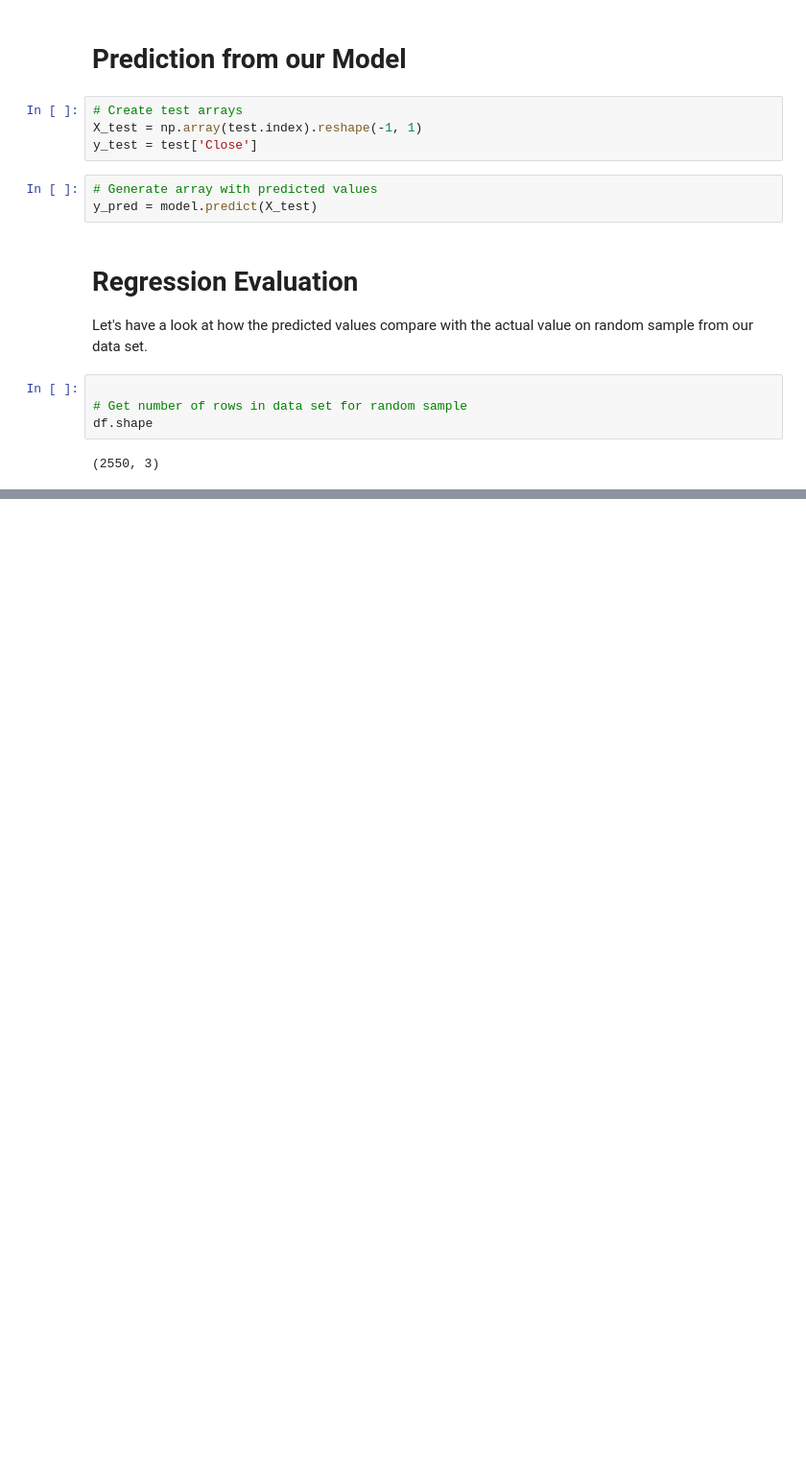
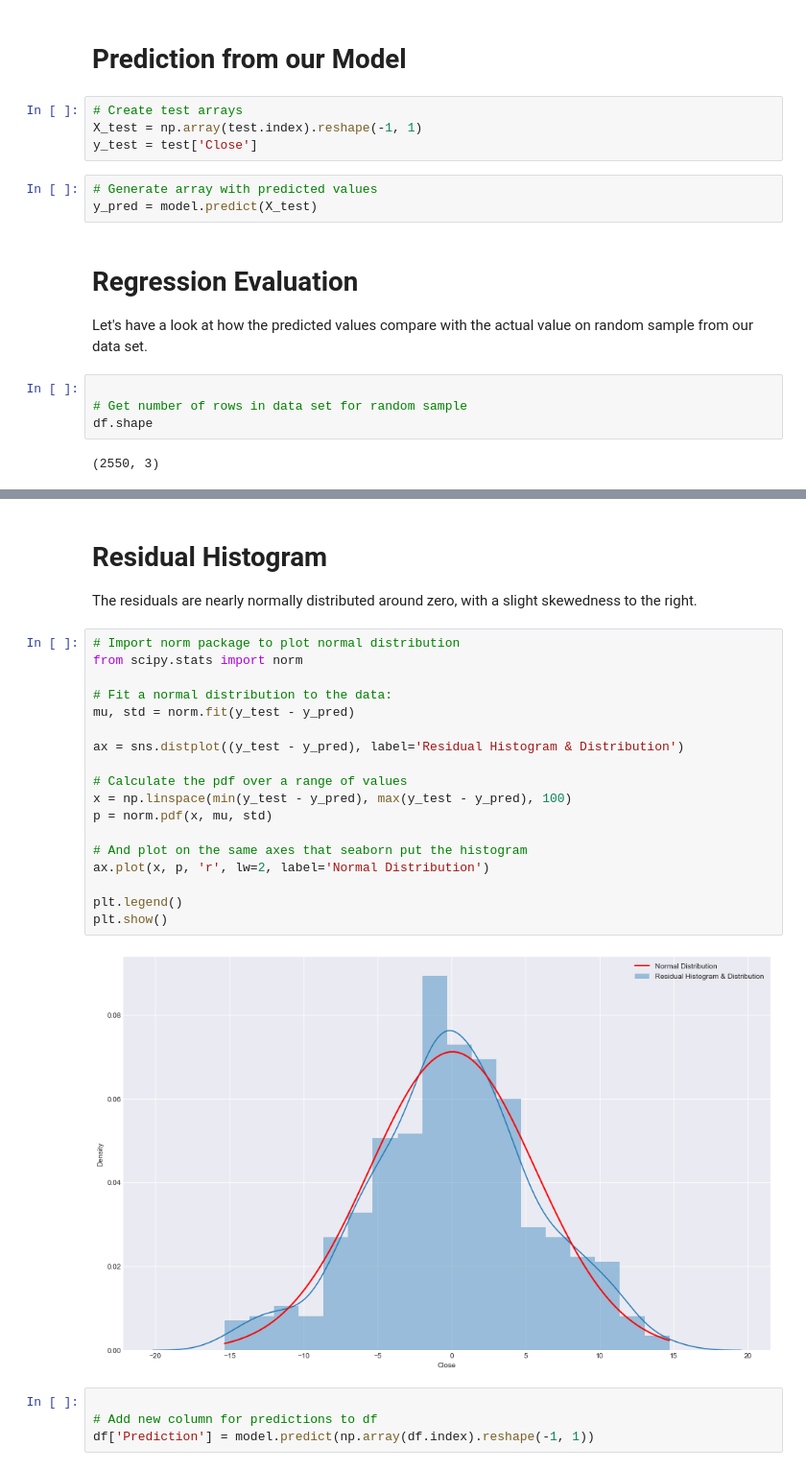
Before and after one commit to Koshaliya/Stock-Prediction-with-linear-regression, a Jupyter notebook: Predicting stocks with linear regression.ipynb, the cells around one changed output, grey strips where cells are left out. Shown: that part at 96% size. Drawn from its saved outputs; the diff is of its cells as text; blank space fills up the shorter version.

```diff
--- a/Predicting stocks with linear regression.ipynb
+++ b/Predicting stocks with linear regression.ipynb
@@ -279,0 +326,27 @@ KeyError: "['Prediction'] not in index"
+# %% [markdown]
+# Residual Histogram
+The residuals are nearly normally distributed around zero, with a slight skewedness to the right.
+# %%
+# Import norm package to plot normal distribution
+from scipy.stats import norm
+
+# Fit a normal distribution to the data:
+mu, std = norm.fit(y_test - y_pred)
+
+ax = sns.distplot((y_test - y_pred), label='Residual Histogram & Distribution')
+
+# Calculate the pdf over a range of values
+x = np.linspace(min(y_test - y_pred), max(y_test - y_pred), 100)
+p = norm.pdf(x, mu, std)
+
+# And plot on the same axes that seaborn put the histogram
+ax.plot(x, p, 'r', lw=2, label='Normal Distribution')
+
+plt.legend()
+plt.show()
+# %% [output]
+[figure, added]
+# %%
+
+# Add new column for predictions to df
+df['Prediction'] = model.predict(np.array(df.index).reshape(-1, 1))
```
Also changed, not shown: parts of 13 cells of this notebook.
